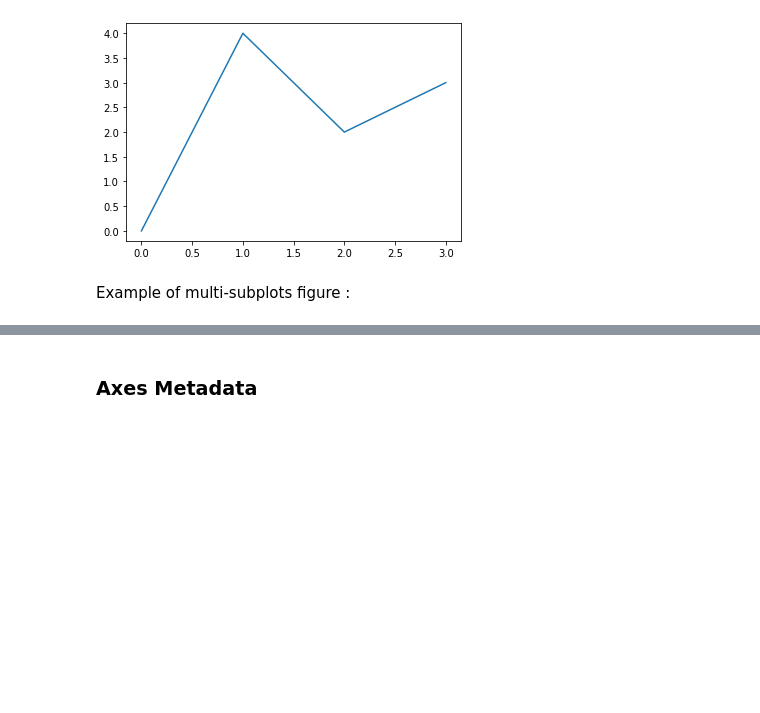
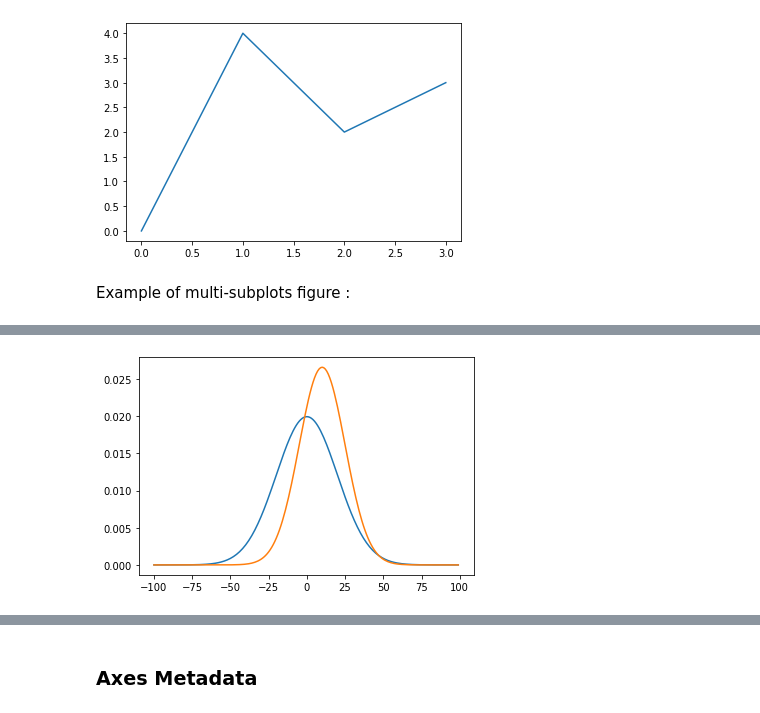
Before and after one commit to Moremar/py-library-tuto, a Jupyter notebook: matplotlib/TutoMatplotplib.ipynb, the cells around one changed output, grey strips where cells are left out. Drawn from its saved outputs; the diff is of its cells as text; code cells hidden in the pictures; blank space fills up the shorter version.

```diff
--- a/matplotlib/TutoMatplotplib.ipynb
+++ b/matplotlib/TutoMatplotplib.ipynb
@@ -54,0 +61,14 @@ In Pycharm, we need to run `plt.show()` to display the open plots.
+# %%
+from math import sqrt, exp, pi
+
+# density function of a random variable N(mu, sigma)
+def create_f(mu, sigma):
+  return lambda x : 1/(sigma * np.sqrt(2*pi)) * np.exp(-pow((x-mu),2)/(2*pow(sigma,2)))
+
+domaine = np.arange(-100,100)
+f = create_f(0, 20)               # N(0, 20)
+g = create_f(10, 15)              # N(10, 15)
+plot = plt.plot(domaine, f(domaine))
+plot = plt.plot(domaine, g(domaine))
+# %% [output]
+[figure, added]
```
Also changed, not shown: parts of 9 cells of this notebook, 1 other file.
